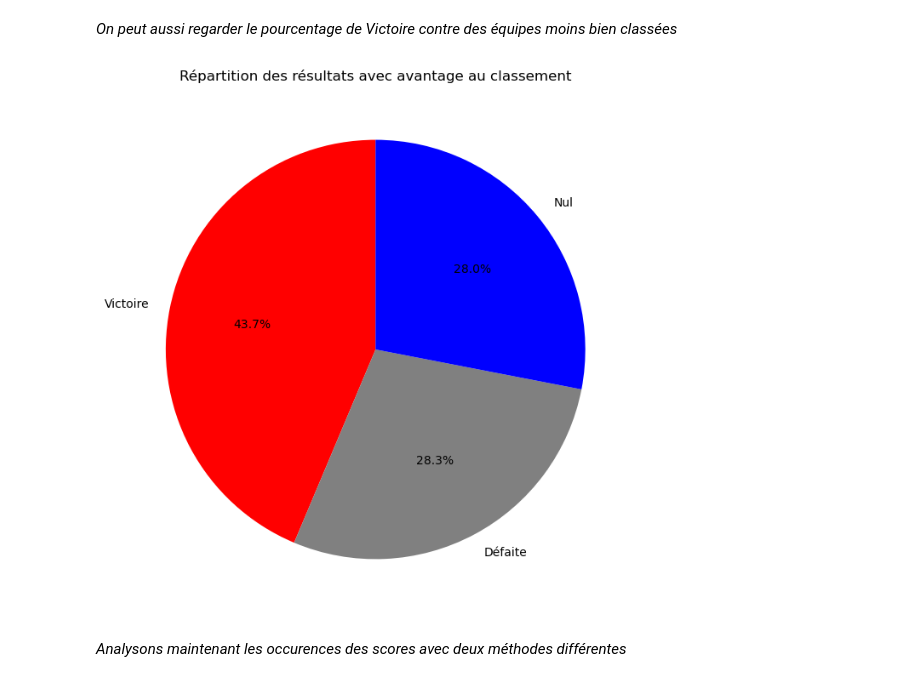
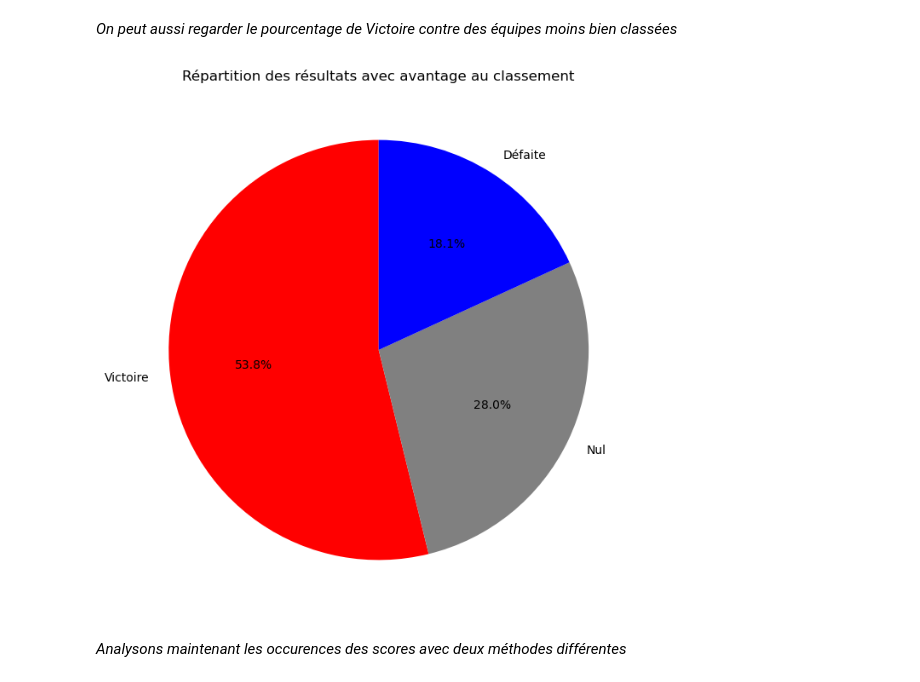
Before and after one commit to alexandreviard/Ligue1Predictor, a Jupyter notebook: 1ère approche.ipynb, the cells around one changed output. Saved outputs shown, nothing was run; the diff lists cells and outputs as text; code cells hidden in the pictures.

```diff
--- a/1ère approche.ipynb
+++ b/1ère approche.ipynb
@@ -457,17 +509,16 @@ plt.show()
 # %% [markdown]
 *On peut aussi regarder le pourcentage de Victoire contre des équipes moins bien classées*
 # %%
-df_plot = dataframe_final.copy()
-df_plot['Résultat'] = df_plot['Résultat'].replace({-1: 'Défaite', 0: 'Nul', 1: 'Victoire'})
+df_plot = dataframe_stats.copy()
 
 result_counts = df_plot[df_plot['Classement Equipe 1']<=df_plot['Classement Equipe 2']]['Résultat'].value_counts()
 
 plt.figure(figsize=(8, 8))
 plt.pie(result_counts, labels=result_counts.index, autopct='%1.1f%%', startangle=90, colors=['red', 'gray', 'blue'])
 plt.title('Répartition des résultats avec avantage au classement')
 plt.show()
 # %% [output]
-[figure, old version]
+[figure, new version]
 # %% [markdown]
 *Analysons maintenant les occurences des scores avec deux méthodes différentes*
 # %%
```
Also changed, not shown: parts of 28 cells of this notebook, 3 other files.
